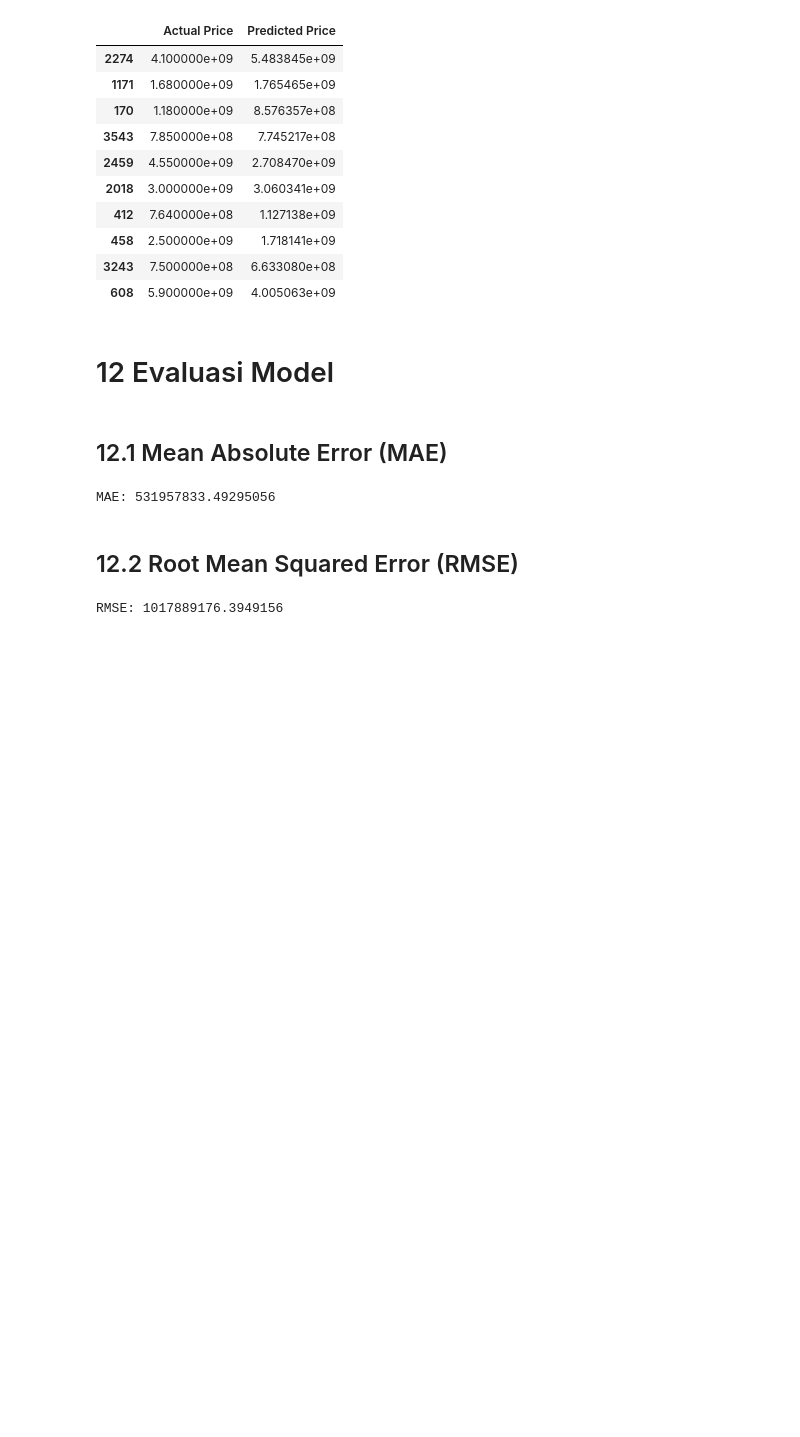
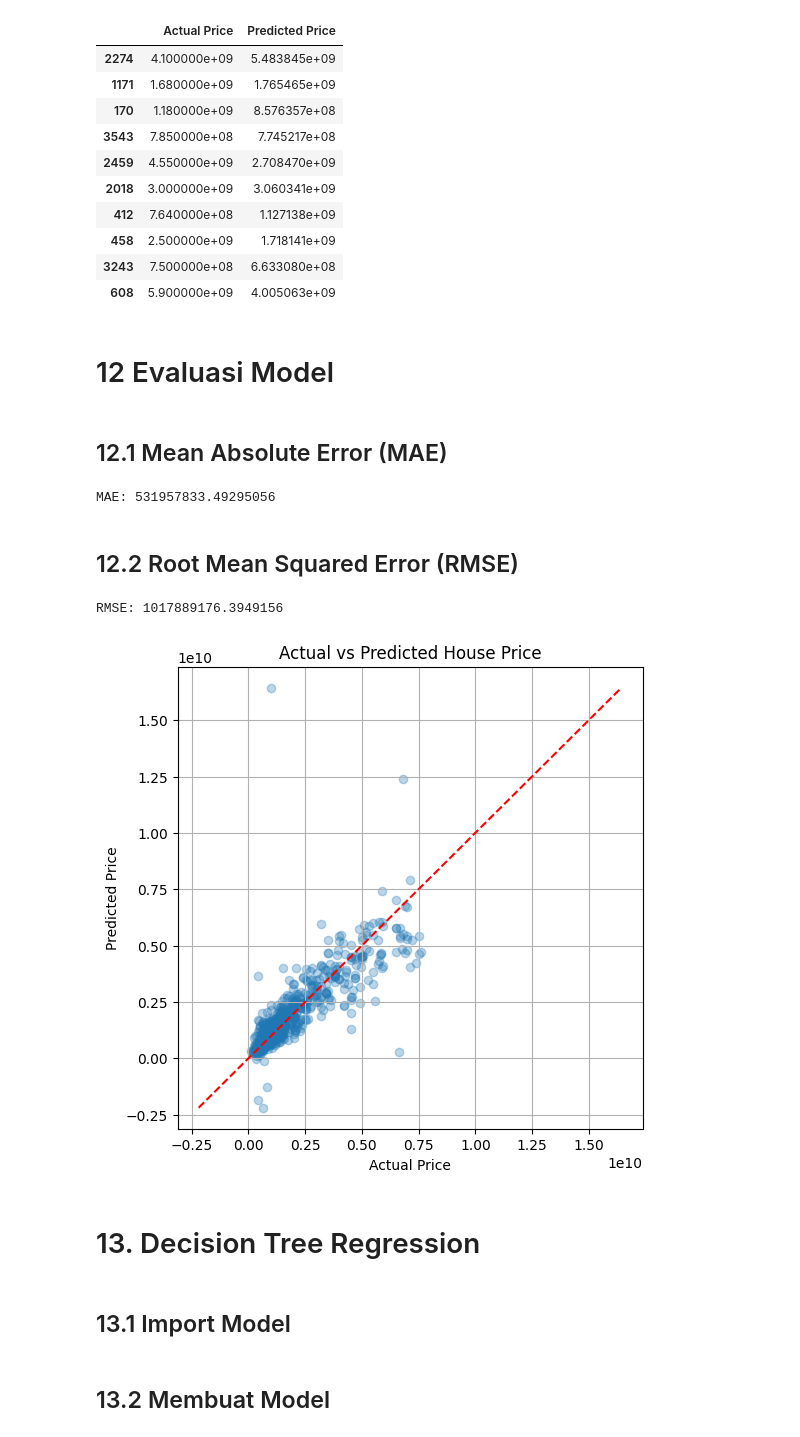
Before and after one commit to ahmaddfauzan/02_End_to_End_Machine_Learning, a Jupyter notebook: Kode.ipynb, the cells around one changed output. Cells and saved outputs as stored; diff of their text form; code cells hidden in the pictures; blank space fills up the shorter version.

```diff
--- a/Kode.ipynb
+++ b/Kode.ipynb
@@ -505,11 +524,24 @@ RMSE: 1017889176.3949156
 # %%
 plt.figure(figsize=(6,6))
 
 plt.scatter(y_test, y_pred, alpha=0.3)
 
+# garis diagonal (perfect prediction)
+min_val = min(y_test.min(), y_pred.min())
+max_val = max(y_test.max(), y_pred.max())
+
+plt.plot([min_val, max_val], [min_val, max_val], 'r--')
+
 plt.xlabel("Actual Price")
 plt.ylabel("Predicted Price")
-
 plt.title("Actual vs Predicted House Price")
 
+plt.grid(True)
+
 plt.show()
+# %% [output]
+[figure, added]
+# %% [markdown]
+# 13. Decision Tree Regression
+# %% [markdown]
+## 13.1 Import Model
@@ -515,0 +550,2 @@ plt.show()
+# %% [markdown]
+## 13.2 Membuat Model
```
Also changed, not shown: parts of 50 cells of this notebook.
